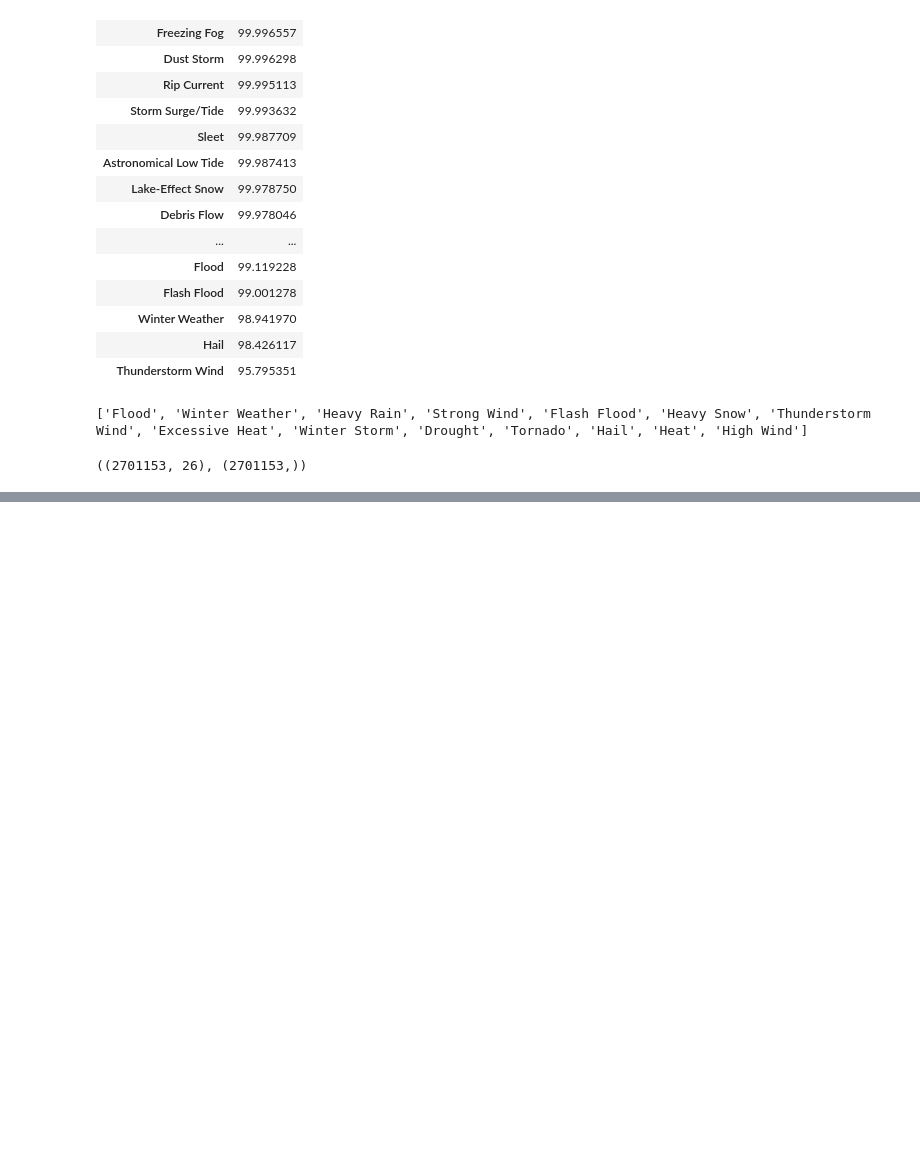
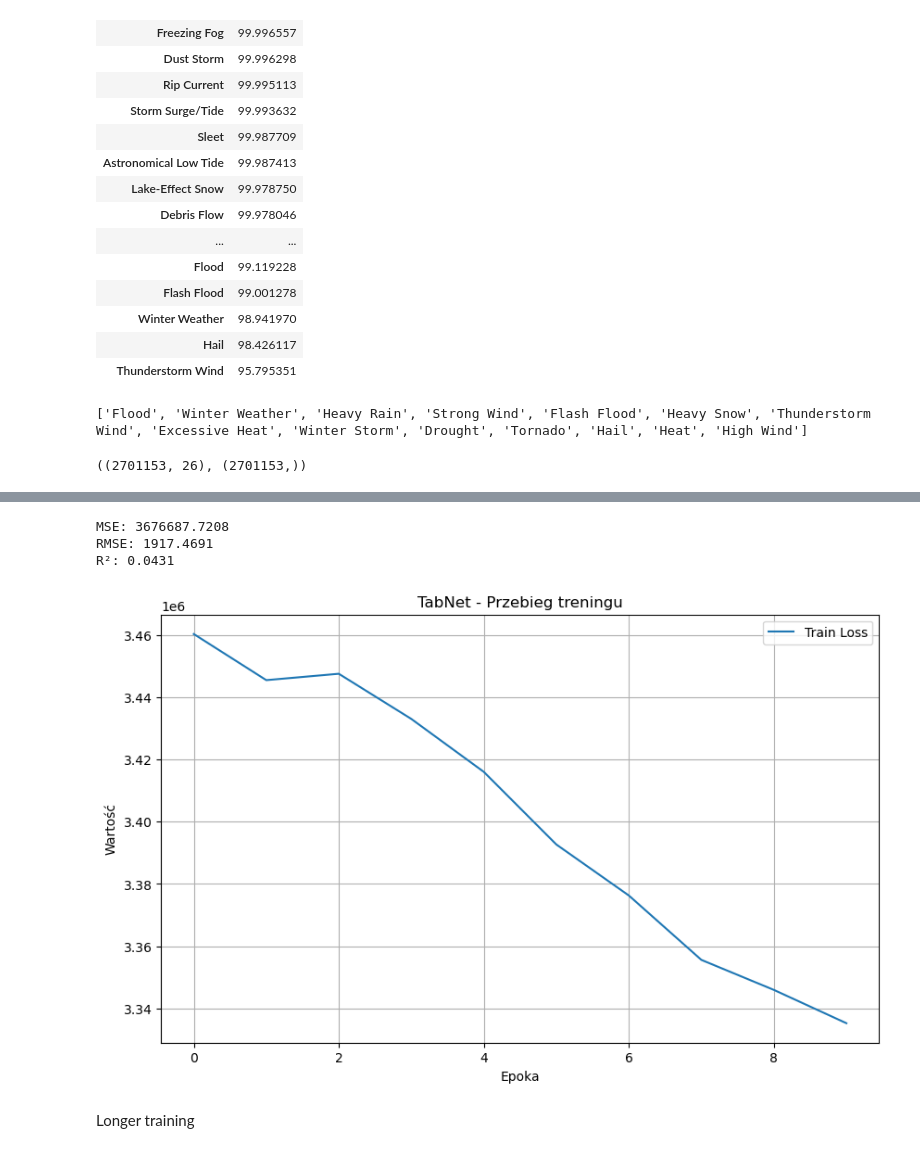
Before and after one commit to kwiatkowskaa/PowerOutage_Prediction, a Jupyter notebook: notebooks/03_model_development.ipynb, the cells around one changed output, grey strips where cells are left out. Drawn from its saved outputs; the diff is of its cells as text; code cells hidden in the pictures; blank space fills up the shorter version.

Commit message:
tabnet code training v1

```diff
--- a/notebooks/03_model_development.ipynb
+++ b/notebooks/03_model_development.ipynb
@@ -649,7 +649,7 @@ model_TabNet = TabNetRegressor(
     optimizer_params=dict(lr=2e-2),
     scheduler_params={"step_size":50, "gamma":0.9},
     scheduler_fn=torch.optim.lr_scheduler.StepLR,
-    verbose=10
+    verbose=1
 )
 # %%
 model_TabNet.fit(
@@ -657,7 +657,7 @@ model_TabNet.fit(
     y_train=y_train.values.reshape(-1,1),
     eval_set=[(X_test.values, y_test.values.reshape(-1,1))],
     eval_metric=["rmse"],
-    max_epochs=8,
+    max_epochs=10,
     patience=4,
     batch_size=4096,
     virtual_batch_size=128,
@@ -676,16 +691,24 @@ rmse = np.sqrt(mse)
 print(f"MSE: {mse:.4f}")
 print(f"RMSE: {rmse:.4f}")
 print(f"R²: {r2:.4f}")
+# %% [output]
+MSE: 3676687.7208
+RMSE: 1917.4691
+R²: 0.0431
 # %%
-train_rmse = [m['train_rmse'] for m in model_TabNet.history]
-valid_rmse = [m['valid_rmse'] for m in model_TabNet.history]
+train_loss = model_TabNet.history['loss']
+valid_rmse = model_TabNet.history['val_0_rmse']
 
 plt.figure(figsize=(10, 6))
-plt.plot(train_rmse, label='Train RMSE')
-plt.plot(valid_rmse, label='Validation RMSE')
+plt.plot(train_loss, label='Train Loss')
+# plt.plot(valid_rmse, label='Validation RMSE')
 plt.xlabel('Epoka')
-plt.ylabel('RMSE')
-plt.title('TabNet - przebieg treningu')
+plt.ylabel('Wartość')
+plt.title('TabNet - Przebieg treningu')
 plt.legend()
 plt.grid(True)
 plt.show()
+# %% [output]
+[figure, added]
+# %% [markdown]
+Longer training
```
Also changed, not shown: parts of 5 cells of this notebook.
